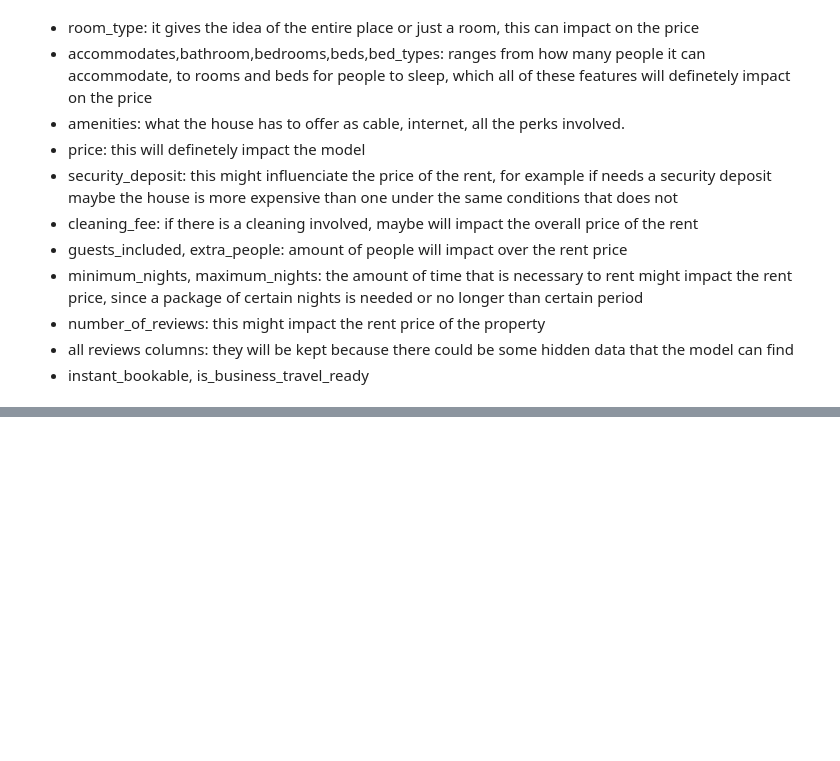
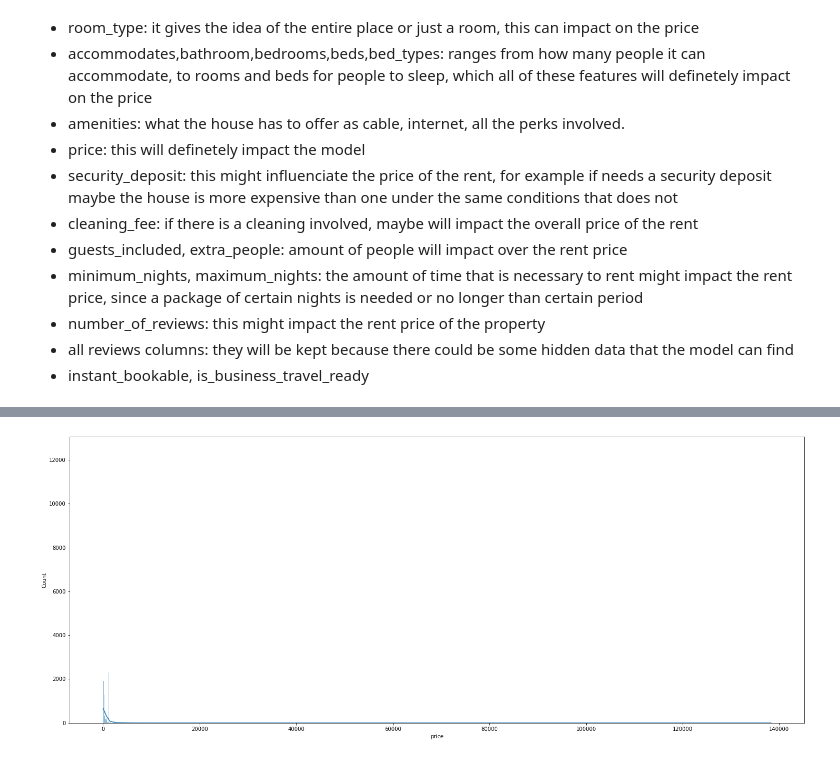
Before and after one commit to luizgmattos/Machine-Learning, a Jupyter notebook: Airbnb_Project_Rio/Airbnb_RioDeJaneiro_2018_2020.ipynb, the cells around one changed output, grey strips where cells are left out. Saved outputs shown, nothing was run; the diff lists cells and outputs as text; code cells hidden in the pictures; blank space fills up the shorter version.

```diff
--- a/Airbnb_Project_Rio/Airbnb_RioDeJaneiro_2018_2020.ipynb
+++ b/Airbnb_Project_Rio/Airbnb_RioDeJaneiro_2018_2020.ipynb
@@ -133,0 +449,8 @@ Columns kept:
+# %%
+def histogram(column):
+    plt.figure(figsize=(25,10))
+    sns.histplot(x=column,discrete=True,kde=True)
+# %%
+histogram(df_airbnb['price'])
+# %% [output]
+[figure, added]
```
Also changed, not shown: parts of 34 cells of this notebook, 4 other files.
